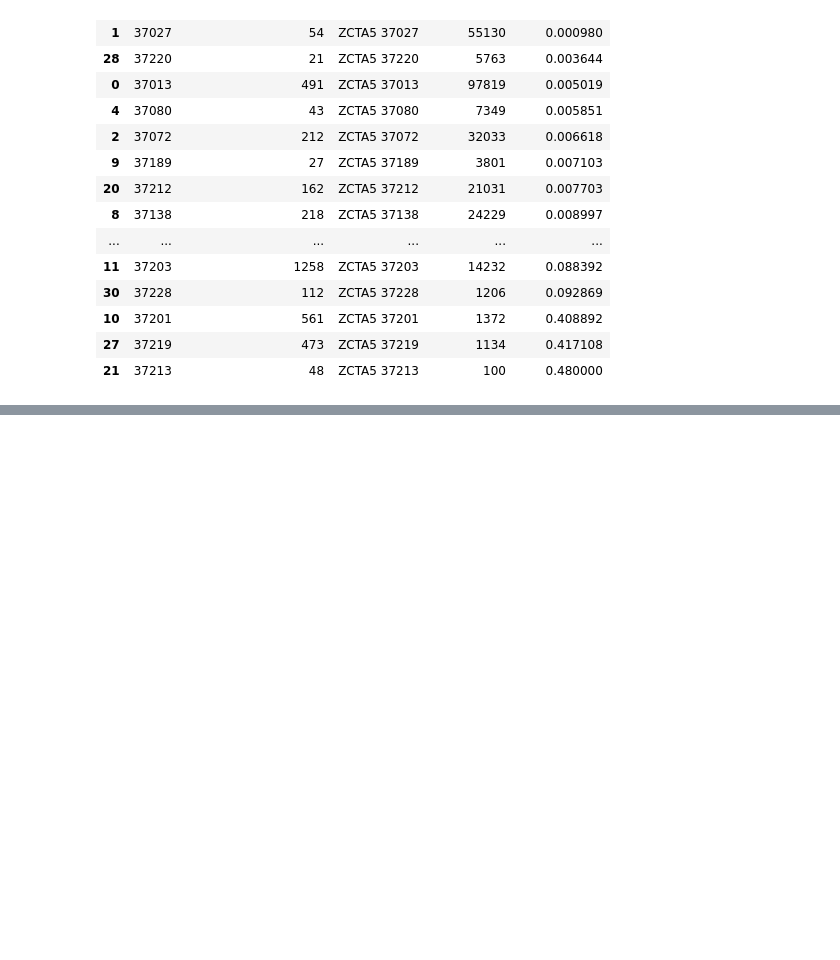
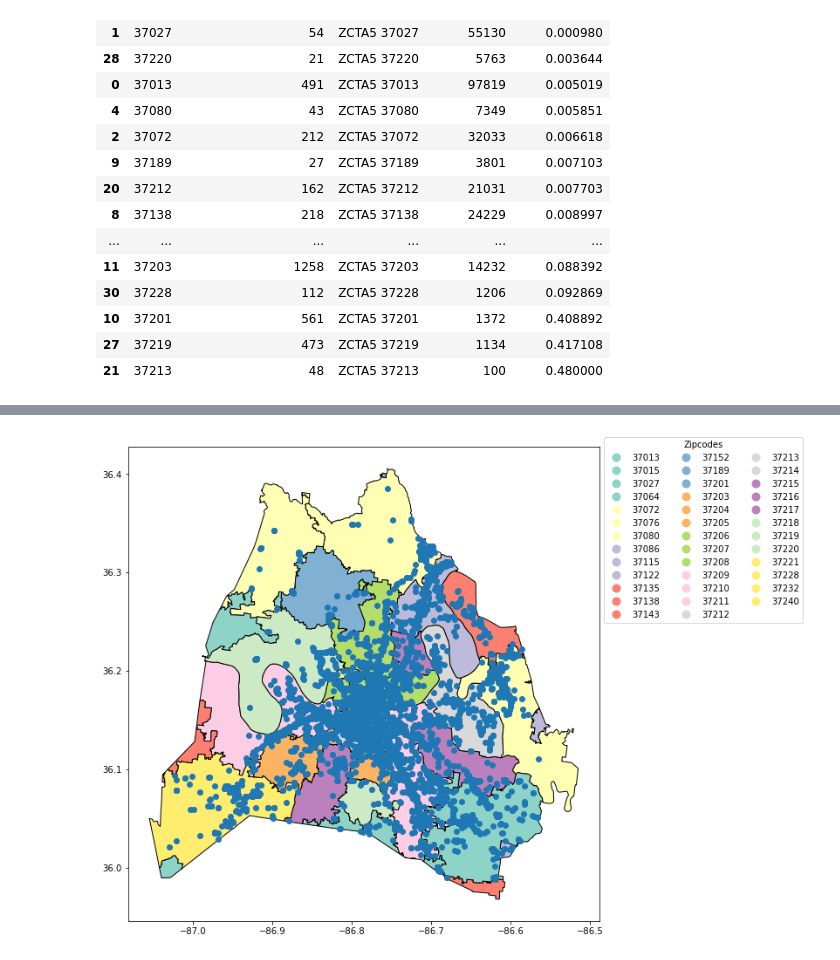
Before and after one commit to KYandow/nashville-covid-violation-reports-Python, a Jupyter notebook: notebooks-ky/Covid Vyrus.ipynb, the cells around one changed output, grey strips where cells are left out. Saved outputs shown, nothing was run; the diff lists cells and outputs as text; code cells hidden in the pictures; blank space fills up the shorter version.

```diff
--- a/notebooks-ky/Covid Vyrus.ipynb
+++ b/notebooks-ky/Covid Vyrus.ipynb
@@ -173,3 +175,7 @@ req_num_pop_int.sort_values('Req Per Pop')
 | 10 | 37201 | 561 | ZCTA5 37201 | 1372 | 0.408892 |
 | 27 | 37219 | 473 | ZCTA5 37219 | 1134 | 0.417108 |
 | 21 | 37213 | 48 | ZCTA5 37213 | 100 | 0.480000 |
+# %%
+unq_points = req_by_zip.drop_duplicates(subset='geometry')
+unq_points_nona = unq_points[unq_points['geometry'].notna()]
+unq_points_nona.head()
@@ -175,0 +190,12 @@ req_num_pop_int.sort_values('Req Per Pop')
+# %%
+leg_kwds = {'title': 'Zipcodes', 'loc': 'upper left',
+            'bbox_to_anchor': (1, 1.03), 'ncol': 3}
+
+ax = zipcodes.plot(column = 'zip', figsize=(10, 10),
+              edgecolor = 'black',
+              legend = True, legend_kwds=leg_kwds,
+              cmap = 'Set3')
+unq_points_nona.plot(ax = ax);
+plt.show()
+# %% [output]
+[figure, added]
```
Also changed, not shown: parts of 4 cells of this notebook.
